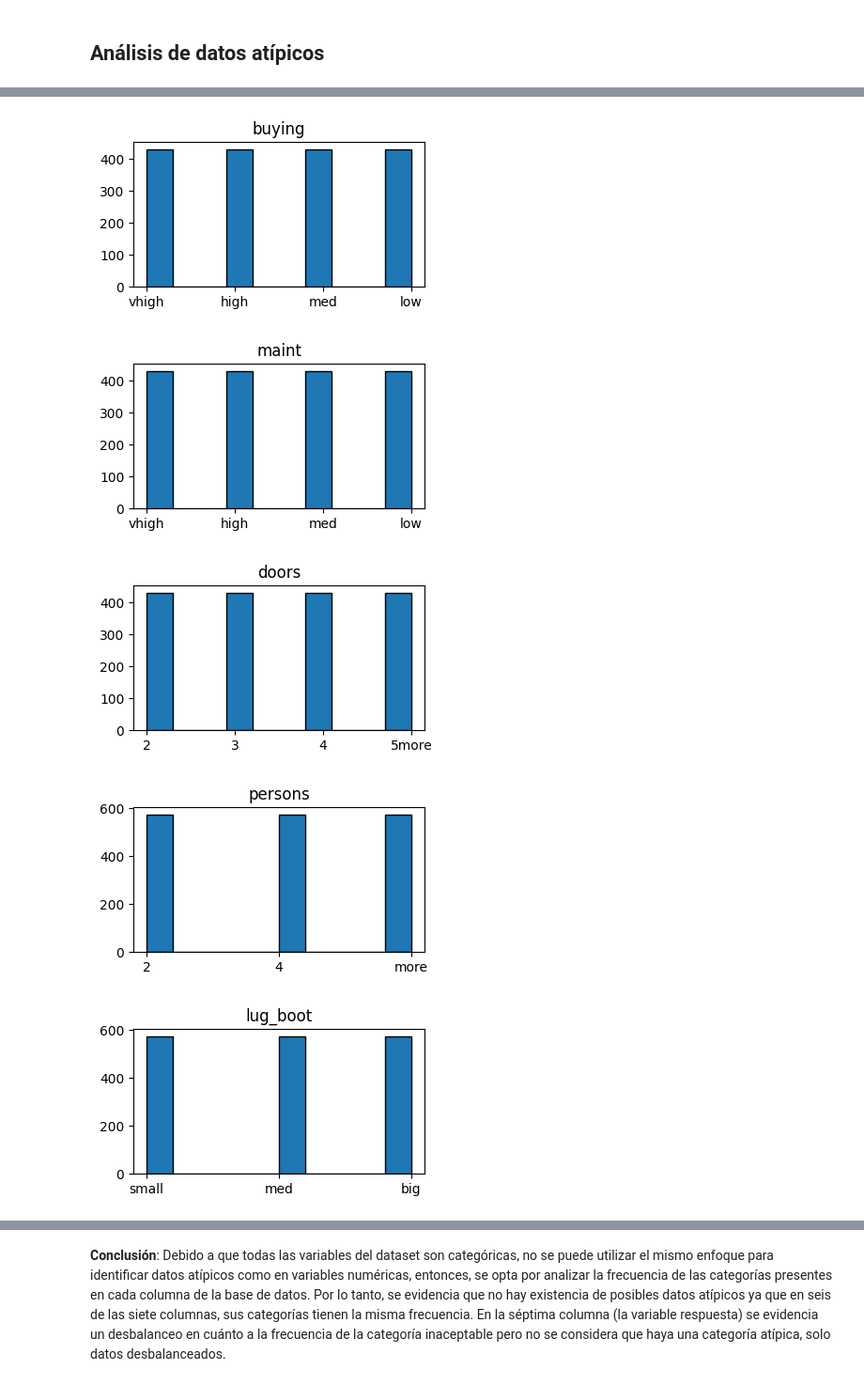
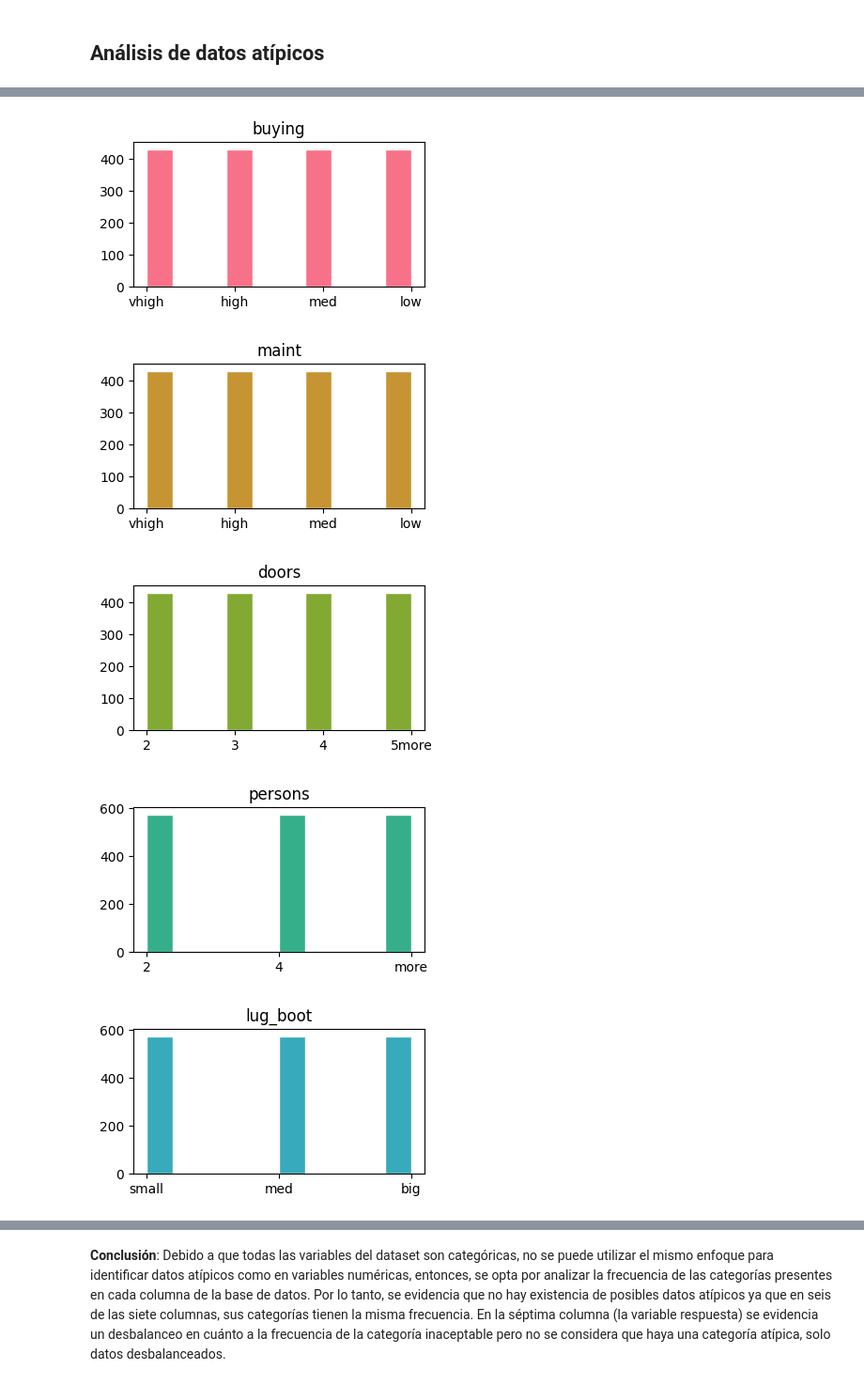
Before and after one commit to lauranorenab/Proyecto_Modelos_2, a Jupyter notebook: EDA_Car_Evaluation.ipynb, the cells around one changed output, grey strips where cells are left out. Shown at 94% size. Drawn from its saved outputs; the diff is of its cells as text; code cells hidden in the pictures.

```diff
--- a/EDA_Car_Evaluation.ipynb
+++ b/EDA_Car_Evaluation.ipynb
@@ -107,11 +144,13 @@ fig, axes = plt.subplots(nrows=2, ncols=3, figsize=(15, 10))
 # Lista de categorías
 categorias = ['buying', 'maint', 'doors', 'persons', 'lug_boot', 'safety']
 
+custom_palette = ["#9370db", "#33FF57", "#3366FF", "#FF33A8"]
+
 # Iterar sobre las categorías y dibujar un diagrama de barras para cada una
 for i, categoria in enumerate(categorias):
     row = i // 3  # Calcular la fila actual
     col = i % 3   # Calcular la columna actual
-    sns.countplot(x=categoria, hue='class', data=df_car, ax=axes[row, col])
+    sns.countplot(x=categoria, hue='class', data=df_car, ax=axes[row, col], palette=custom_palette)
 
 # Ajustar el diseño y mostrar el gráfico
 plt.tight_layout()
@@ -123,0 +165,19 @@ plt.show()
+# %%
+fig, axes = plt.subplots(2, 3, figsize=(18, 18))
+axes = axes.ravel()
+for i, columna in enumerate(X_car):
+    ax = axes[i]
+    if columna in ['buying', 'maint', 'doors', 'persons', 'lug_boot', 'safety']:
+        X_car[columna].value_counts().plot(kind='pie', ax=ax, colors=['purple', 'blue', 'pink', 'orange', 'grey'])
+    else:
+        N = len(X_car[columna])
+        num_bins = int(1 + np.log2(N))
+        X_car[columna].plot(kind='hist', bins=num_bins, color='purple', alpha=0.7, ax=ax)
+
+    ax.set_title(f'Distribución de datos para {columna}')
+    ax.set_xlabel(columna)
+    ax.set_ylabel('Frecuencia')
+
+# Mostrar el gráfico en pantalla
+plt.tight_layout()
+plt.show()
@@ -149,13 +220,16 @@ X_car[X_car.duplicated(keep=False)]
 # %%
-fig_size = (4, 2)
-for column in df_car.columns:
-    plt.figure(figsize=fig_size)
+# Definir una paleta de colores
+palette = sns.color_palette('husl', len(df_car.columns))
+
+# Iterar sobre cada columna en el DataFrame df_car
+for i, column in enumerate(df_car.columns):
+    plt.figure(figsize=(4, 2))
     plt.title(column)
-    plt.hist(df_car[column], edgecolor='black', linewidth=1)
+    plt.hist(df_car[column], edgecolor='white', linewidth=1, color=palette[i])
     plt.show()
 # %% [output]
-[figure, old version]
+[figure, new version]
-[figure, old version]
+[figure, new version]
-[figure, old version]
+[figure, new version]
-[figure, old version]
+[figure, new version]
-[figure, old version]
+[figure, new version]
```
Also changed, not shown: parts of 13 cells of this notebook.
